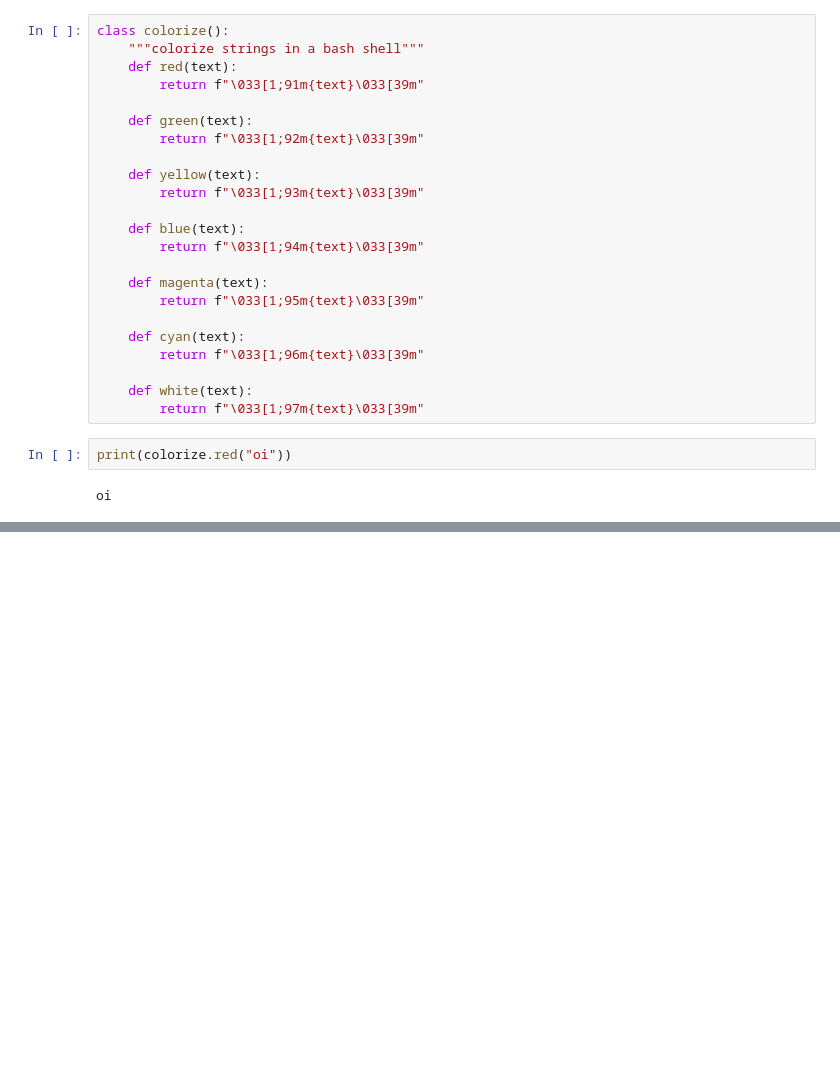
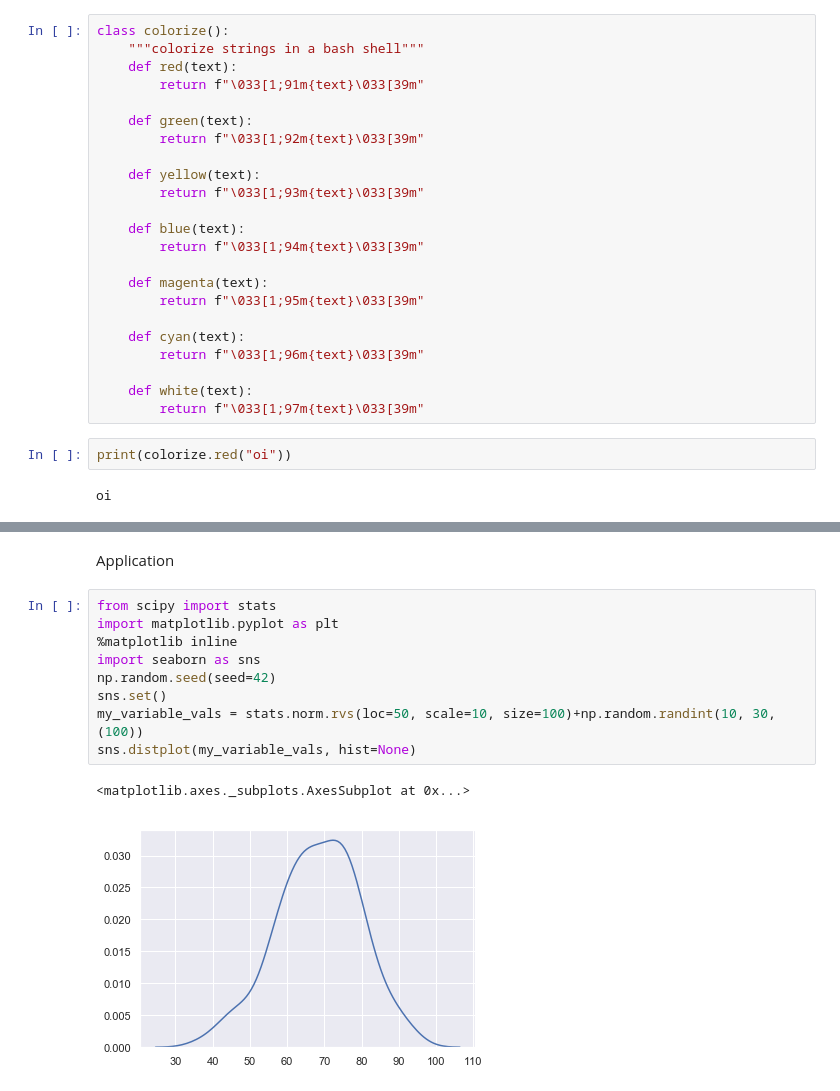
Before and after one commit to robotenique/pythonDev, a Jupyter notebook: notebook-snippets/Python_usability.ipynb, the cells around one changed output, grey strips where cells are left out. Cells and saved outputs as stored; diff of their text form; blank space fills up the shorter version.

```diff
--- a/notebook-snippets/Python_usability.ipynb
+++ b/notebook-snippets/Python_usability.ipynb
@@ -311,0 +364,14 @@ oi
+# %% [markdown]
+Application
+# %%
+from scipy import stats
+import matplotlib.pyplot as plt
+%matplotlib inline
+import seaborn as sns
+np.random.seed(seed=42)
+sns.set()
+my_variable_vals = stats.norm.rvs(loc=50, scale=10, size=100)+np.random.randint(10, 30, (100))
+sns.distplot(my_variable_vals, hist=None)
+# %% [output]
+<matplotlib.axes._subplots.AxesSubplot at 0x...>
+[figure, added]
```
Also changed, not shown: parts of 10 cells of this notebook, 2 other files.
